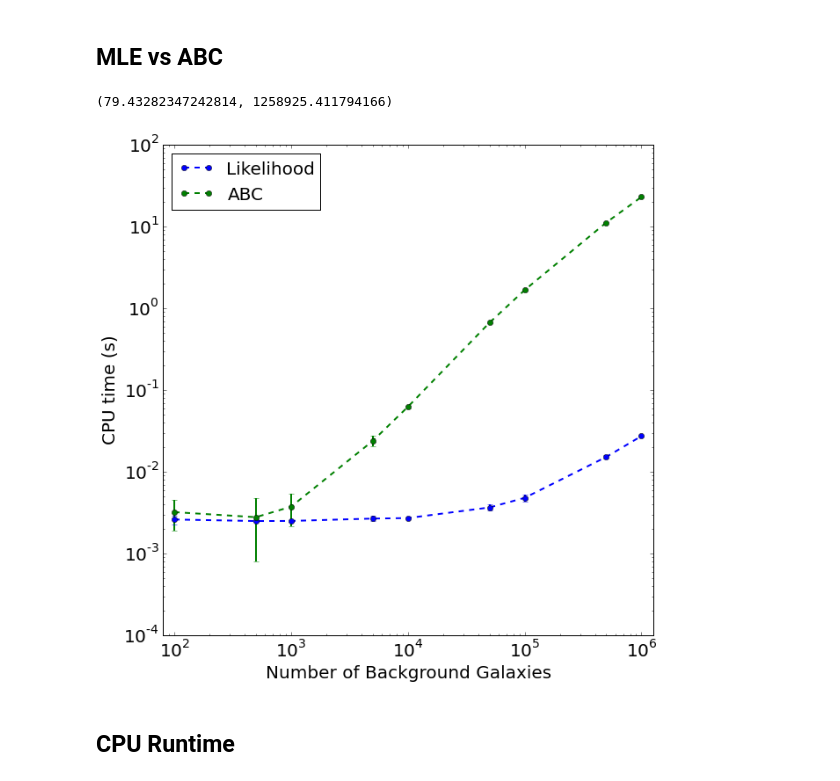
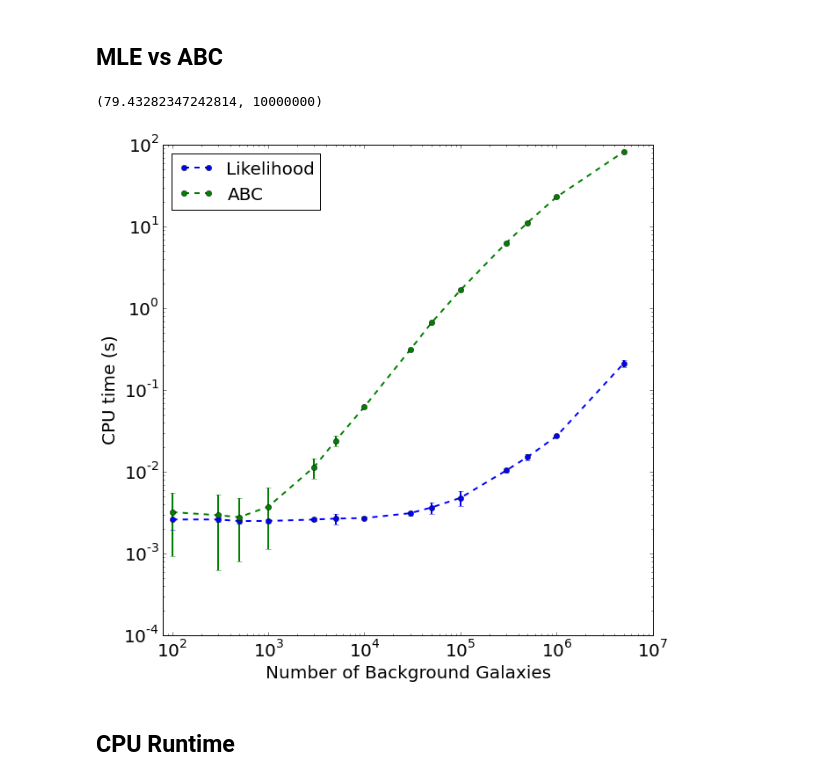
Before and after one commit to drphilmarshall/Pangloss, a Jupyter notebook: demos/ThesisPlots.ipynb, the cells around one changed output. Cells and saved outputs as stored; diff of their text form; code cells hidden in the pictures.

```diff
--- a/demos/ThesisPlots.ipynb
+++ b/demos/ThesisPlots.ipynb
@@ -354,36 +354,42 @@ Takes quite a bit of memory. This is done in `/tests/correlation_progression.py`
 ## MLE vs ABC
 # %%
 # Data taken from `mle_vs_abc.py`
-N = [100,500,1000,5000,10000,50000,100000,500000,1000000]
+N = [100,300,500,1000,3000,5000,10000,30000,50000,100000,300000,500000,1000000,5000000]
 
-mle_mean = [0.0026131749,0.0025026798,0.0025091648,0.0026822805,0.0027221203,0.0036690235,0.0048076391,0.0152271032,0.0273695946]
-mle_std = 2.*np.array([0.0003236185,8.45E-005,4.79E-005,0.0002004562,5.00E-005,0.0002973605,0.000471589,0.0006906225,0.000154555])
+# mle_mean = [0.0026131749,0.0025026798,0.0025091648,0.0026822805,0.0027221203,0.0036690235,0.0048076391,0.0152271032,0.0273695946]
+# mle_std = 2.*np.array([0.0003236185,8.45E-005,4.79E-005,0.0002004562,5.00E-005,0.0002973605,0.000471589,0.0006906225,0.000154555])
 
-abc_mean = [0.0032175422,0.0027898312,0.0037491083,0.0238895893,0.062359786,0.6672950506,1.6731032133,11.2056146145,23.0262452126]
-abc_std = np.array([0.0012904355,0.0019899555,0.0016023828,0.0034368445,0.002518307,0.0071568175,0.0075635204,0.0699893303,0.1698420219])
+# abc_mean = [0.0032175422,0.0027898312,0.0037491083,0.0238895893,0.062359786,0.6672950506,1.6731032133,11.2056146145,23.0262452126]
+# abc_std = np.array([0.0012904355,0.0019899555,0.0016023828,0.0034368445,0.002518307,0.0071568175,0.0075635204,0.0699893303,0.1698420219])
+
+mle_mean = [0.0026131749,0.0026141765,0.0025026798,0.0025091648,0.0026091648,0.0026822805,0.0027221203,0.0031221274,0.0036690235,0.0048076391,0.0104198399,0.0152271032,0.0273695946,0.2124043306]
+mle_std = 2*np.array([0.0003236185,9.79E-005,8.45E-005,4.79E-005,5.49E-005,0.0002004562,5.00E-005,9.44E-005,0.0002973605,0.000471589,0.0002782686,0.0006906225,0.000154555,0.0102264151])
+
+abc_mean = [0.0032175422,0.0029521771,0.0027898312,0.0037491083,0.0114832878,0.0238895893,0.062359786,0.3122442603,0.6672950506,1.6731032133,6.3318493605,11.2056146145,23.0262452126,82.2723356883]
+abc_std = np.array([0.0022904355,0.0023254286,0.0019899555,0.0026023828,0.0032054446,0.0034368445,0.002518307,0.0028095185,0.0071568175,0.0075635204,0.0327920716,0.0699893303,0.1698420219,0.765917731])
 # %%
 plt.errorbar(N,mle_mean,mle_std,fmt='--o',label='Likelihood',linewidth=2,elinewidth=2)
 plt.errorbar(N,abc_mean,abc_std,fmt='--o',label='ABC',linewidth=2,elinewidth=2)
 plt.gca().set_xscale('log',nonposy='clip')
 plt.gca().set_yscale('log',nonposy='clip')
 plt.gcf().set_size_inches(10,10)
 plt.tick_params(axis='both', which='major', labelsize=20)
 plt.tick_params(axis='both', which='minor', labelsize=18)
 plt.xlabel('Number of Background Galaxies',fontsize=20)
 plt.ylabel('CPU time (s)',fontsize=20)
 
 # get handles
 handles, labels = plt.gca().get_legend_handles_labels()
 # remove the errorbars
 handles = [h[0] for h in handles]
 # use them in the legend
 plt.gca().legend(handles,labels,fontsize=20,loc=2)
 
 #plt.legend(fontsize=20,loc=2)
-plt.xlim([10**1.9,10**6.1])
+plt.xlim([10**1.9,10**7])
 # %% [output]
-(79.43282347242814, 1258925.411794166)
+(79.43282347242814, 10000000)
-[figure, old version]
+[figure, new version]
 # %% [markdown]
 ## CPU Runtime
 # %%
```
Also changed, not shown: 9 other files.
